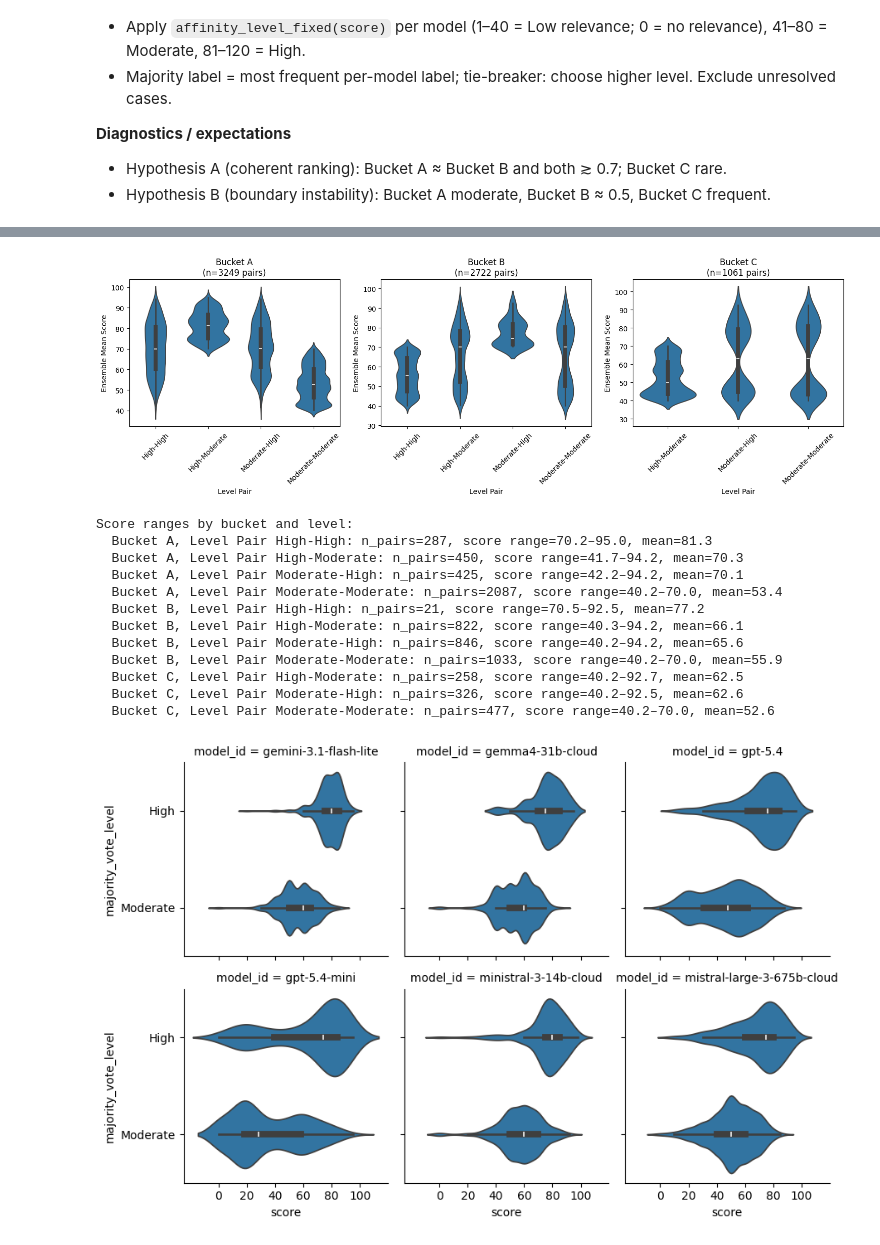
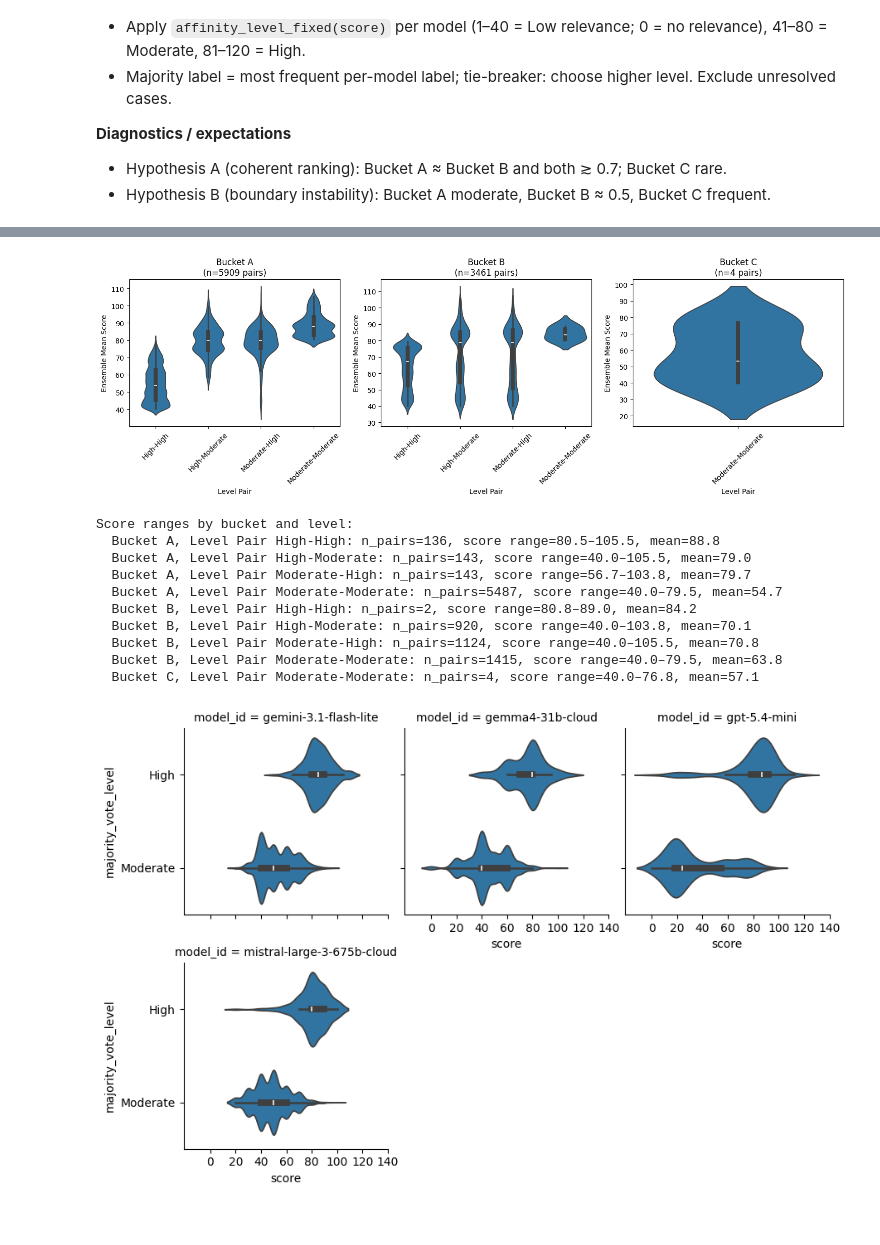
Before and after one commit to pigalleg/article-classifier, a Jupyter notebook: notebooks/07_intra_panel_rank_consisntecy.ipynb, the cells around one changed output, grey strips where cells are left out. Drawn from its saved outputs; the diff is of its cells as text; code cells hidden in the pictures.

```diff
--- a/notebooks/07_intra_panel_rank_consisntecy.ipynb
+++ b/notebooks/07_intra_panel_rank_consisntecy.ipynb
@@ -53,7 +53,8 @@ run_id =None
 # run_id = "20260413_151017"
 # run_id = "20260422_212121"
 # run_id = "20260517_175302"
-run_id = "20260422_212121_1"
+# run_id = "20260422_212121_1"
+run_id = "20260726_154151"
 
 repo_root = Path.cwd().resolve().parent if Path.cwd().name == "notebooks" else Path.cwd().resolve()
 bench_root = repo_root / "data" / "results" / "affinity_benchmark"
@@ -325,19 +326,17 @@ for bucket in ['A', 'B', 'C']:
         scores = pd.concat([subset['mean_i'], subset['mean_j']])
         print(f"  Bucket {bucket}, Level Pair {lp}: n_pairs={len(subset)}, score range={scores.min():.1f}–{scores.max():.1f}, mean={scores.mean():.1f}")
 # %% [output]
-[figure, old version]
+[figure, new version]
 Score ranges by bucket and level:
-  Bucket A, Level Pair High-High: n_pairs=287, score range=70.2–95.0, mean=81.3
-  Bucket A, Level Pair High-Moderate: n_pairs=450, score range=41.7–94.2, mean=70.3
-  Bucket A, Level Pair Moderate-High: n_pairs=425, score range=42.2–94.2, mean=70.1
-  Bucket A, Level Pair Moderate-Moderate: n_pairs=2087, score range=40.2–70.0, mean=53.4
-  Bucket B, Level Pair High-High: n_pairs=21, score range=70.5–92.5, mean=77.2
-  Bucket B, Level Pair High-Moderate: n_pairs=822, score range=40.3–94.2, mean=66.1
-  Bucket B, Level Pair Moderate-High: n_pairs=846, score range=40.2–94.2, mean=65.6
-  Bucket B, Level Pair Moderate-Moderate: n_pairs=1033, score range=40.2–70.0, mean=55.9
-  Bucket C, Level Pair High-Moderate: n_pairs=258, score range=40.2–92.7, mean=62.5
-  Bucket C, Level Pair Moderate-High: n_pairs=326, score range=40.2–92.5, mean=62.6
-  Bucket C, Level Pair Moderate-Moderate: n_pairs=477, score range=40.2–70.0, mean=52.6
+  Bucket A, Level Pair High-High: n_pairs=136, score range=80.5–105.5, mean=88.8
+  Bucket A, Level Pair High-Moderate: n_pairs=143, score range=40.0–105.5, mean=79.0
+  Bucket A, Level Pair Moderate-High: n_pairs=143, score range=56.7–103.8, mean=79.7
+  Bucket A, Level Pair Moderate-Moderate: n_pairs=5487, score range=40.0–79.5, mean=54.7
+  Bucket B, Level Pair High-High: n_pairs=2, score range=80.8–89.0, mean=84.2
+  Bucket B, Level Pair High-Moderate: n_pairs=920, score range=40.0–103.8, mean=70.1
+  Bucket B, Level Pair Moderate-High: n_pairs=1124, score range=40.0–105.5, mean=70.8
+  Bucket B, Level Pair Moderate-Moderate: n_pairs=1415, score range=40.0–79.5, mean=63.8
+  Bucket C, Level Pair Moderate-Moderate: n_pairs=4, score range=40.0–76.8, mean=57.1
 # %%
 # Summary statistics of df_melted by bucket and level_pair
 agg = df_melted.groupby(['bucket','level_pair'])['score'].agg(
@@ -408,23 +407,23 @@ df_plot = df_plot[df_plot['model_id'].isin(good_models)]
 # %%
 
 g = sns.catplot(
     df_plot,  # exclude low as before
     kind='violin',
     y='majority_vote_level',
     x='score',
     col='model_id',
     height=3,
     # aspect=2.8,
     col_wrap = 3,
     # col="majority_vote_level",
     # row="model_id",
     # height=2,
     # aspect=2.8,
 )
-g.set(xticks=np.arange(0,101,20))
+g.set(xticks=np.arange(0,141,20))
 plt.show()
 # %% [output]
-[figure, old version]
+[figure, new version]
 # %%
 out_df
 # %% [output]
```
Also changed, not shown: parts of 5 cells of this notebook, 9 other files.
